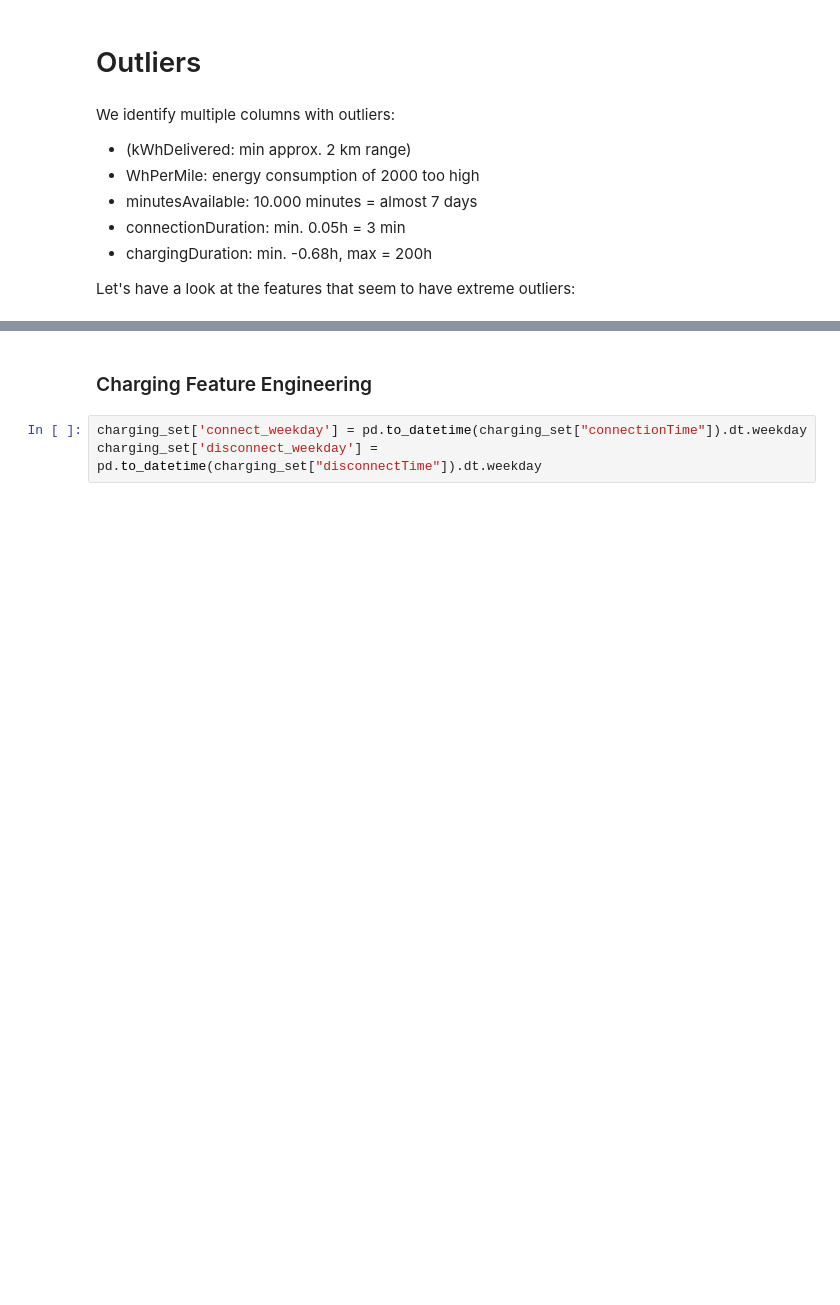
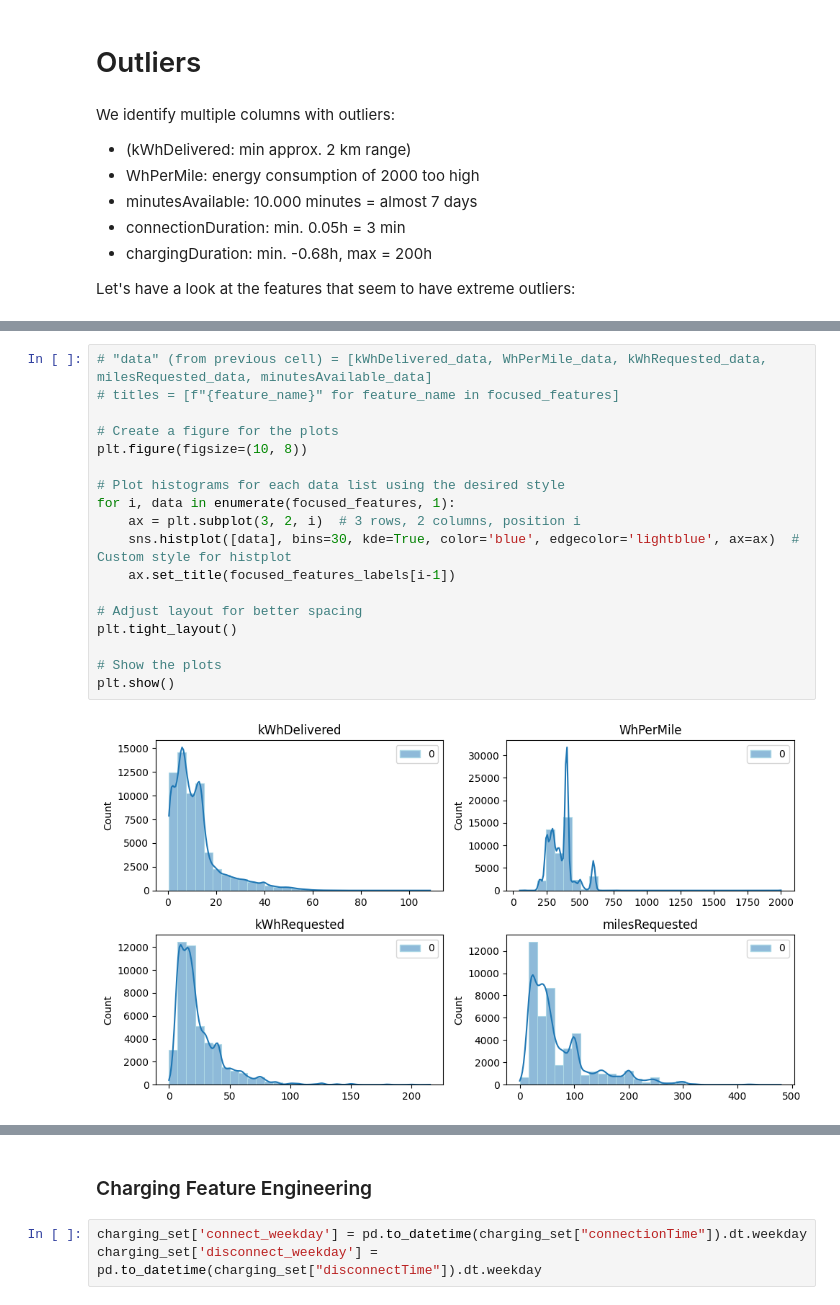
Before and after one commit to ge02/GinyuForce, a Jupyter notebook: data_prep_charging_set.ipynb, the cells around one changed output, grey strips where cells are left out. Saved outputs shown, nothing was run; the diff lists cells and outputs as text; blank space fills up the shorter version.

```diff
--- a/data_prep_charging_set.ipynb
+++ b/data_prep_charging_set.ipynb
@@ -397,0 +422,20 @@ plt.show()
+# %%
+# "data" (from previous cell) = [kWhDelivered_data, WhPerMile_data, kWhRequested_data, milesRequested_data, minutesAvailable_data]
+# titles = [f"{feature_name}" for feature_name in focused_features]
+
+# Create a figure for the plots
+plt.figure(figsize=(10, 8))
+
+# Plot histograms for each data list using the desired style
+for i, data in enumerate(focused_features, 1):
+    ax = plt.subplot(3, 2, i)  # 3 rows, 2 columns, position i
+    sns.histplot([data], bins=30, kde=True, color='blue', edgecolor='lightblue', ax=ax)  # Custom style for histplot
+    ax.set_title(focused_features_labels[i-1])
+
+# Adjust layout for better spacing
+plt.tight_layout()
+
+# Show the plots
+plt.show()
+# %% [output]
+[figure, added]
```
Also changed, not shown: parts of 7 cells of this notebook.
